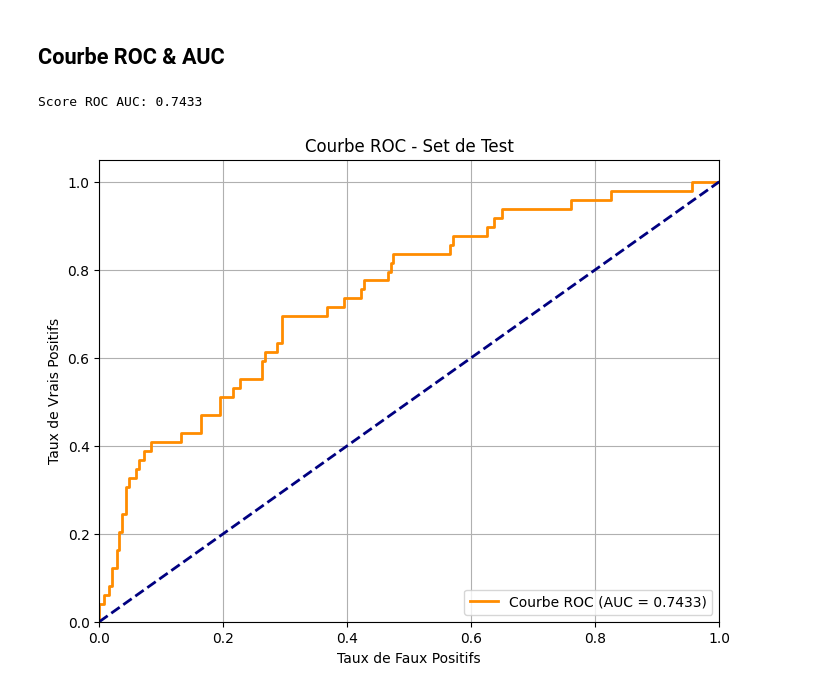
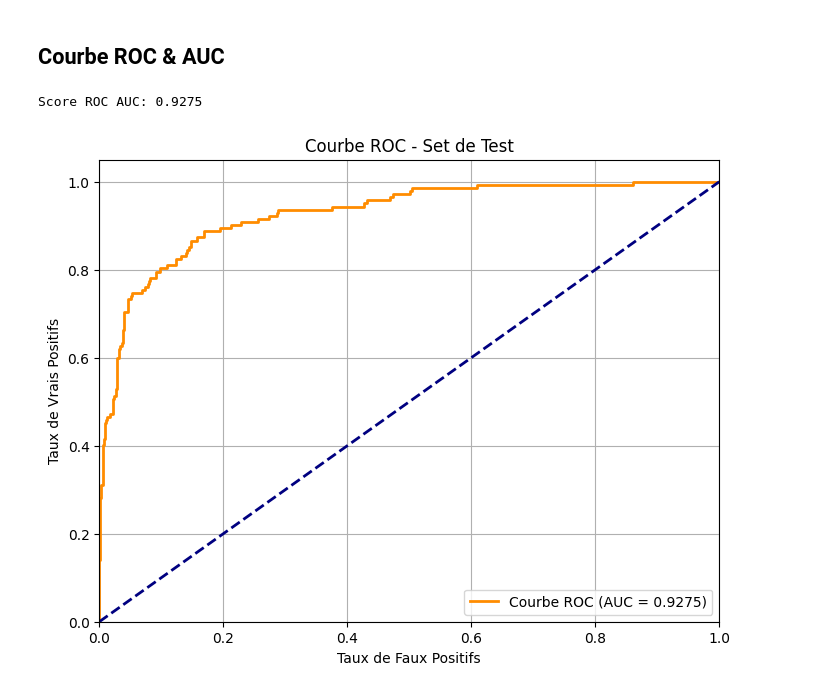
Before and after one commit to Vore667/HumanForYou, a Jupyter notebook: projet_ia.ipynb, the cells around one changed output. Drawn from its saved outputs; the diff is of its cells as text; code cells hidden in the pictures.

```diff
--- a/projet_ia.ipynb
+++ b/projet_ia.ipynb
@@ -215,15 +215,13 @@ if drop_columns:
 else:
     print('Colonnes déjà supprimées ou absentes')
 
-# Supprimer les employés clonés en se basant sur leurs données RH
-cols_demographiques = ['Age', 'Department', 'DistanceFromHome', 'Education', 'EducationField',
-                       'JobLevel', 'JobRole', 'MaritalStatus', 'MonthlyIncome', 'NumCompaniesWorked',
-                       'PercentSalaryHike', 'StockOptionLevel', 'TotalWorkingYears',
-                       'YearsAtCompany', 'YearsSinceLastPromotion', 'YearsWithCurrManager']
-
+# Supprimer uniquement les lignes strictement dupliquées,
+# afin de ne pas perdre des employés qui partagent un profil RH identique mais sont bien distincts.
 print(f"Lignes avant nettoyage: {df_general.shape[0]}")
-df_general = df_general.drop_duplicates(subset=cols_demographiques, keep='first').reset_index(drop=True)
-print(f"Lignes après suppression des clones: {df_general.shape[0]}")
+original_count = df_general.shape[0]
+df_general = df_general.drop_duplicates(keep='first').reset_index(drop=True)
+print(f"Lignes après suppression des doublons exacts: {df_general.shape[0]}")
+print(f"Doublons exacts supprimés: {original_count - df_general.shape[0]}")
 # %% [output]
 Colonnes supprimées de df_general : ['Gender', 'EmployeeID', 'Over18', 'EmployeeCount', 'StandardHours']
 Lignes avant nettoyage: 4410
@@ -598,30 +597,30 @@ weighted avg       0.80      0.77      0.79       300
 ## Courbe ROC & AUC
 # %%
 # Calculer les probabilités pour la classe positive
-test_proba = rf_model_multi.predict_proba(test_X_scaled)[:, 1]
+test_proba = best_model.predict_proba(test_X_scaled)[:, 1]
 
 # Calculer l'AUC (Surface sous la courbe ROC)
 roc_auc = roc_auc_score(test_Y, test_proba)
 print(f"Score ROC AUC: {roc_auc:.4f}")
 
 # Calculer les métriques de la courbe ROC
 fpr, tpr, thresholds = roc_curve(test_Y, test_proba)
 
 # Tracer la courbe ROC
 plt.figure(figsize=(8, 6))
 plt.plot(fpr, tpr, color='darkorange', lw=2, label=f'Courbe ROC (AUC = {roc_auc:.4f})')
 plt.plot([0, 1], [0, 1], color='navy', lw=2, linestyle='--')
 plt.xlim([0.0, 1.0])
 plt.ylim([0.0, 1.05])
 plt.xlabel('Taux de Faux Positifs')
 plt.ylabel('Taux de Vrais Positifs')
 plt.title('Courbe ROC - Set de Test')
 plt.legend(loc="lower right")
 plt.grid(True)
 plt.show()
 # %% [output]
-Score ROC AUC: 0.7433
+Score ROC AUC: 0.9275
-[figure, old version]
+[figure, new version]
 # %%
 # Importance des Caractéristiques du Meilleur Modèle (XGBoost)
 importances = best_model.feature_importances_
```
Also changed, not shown: parts of 10 cells of this notebook.
